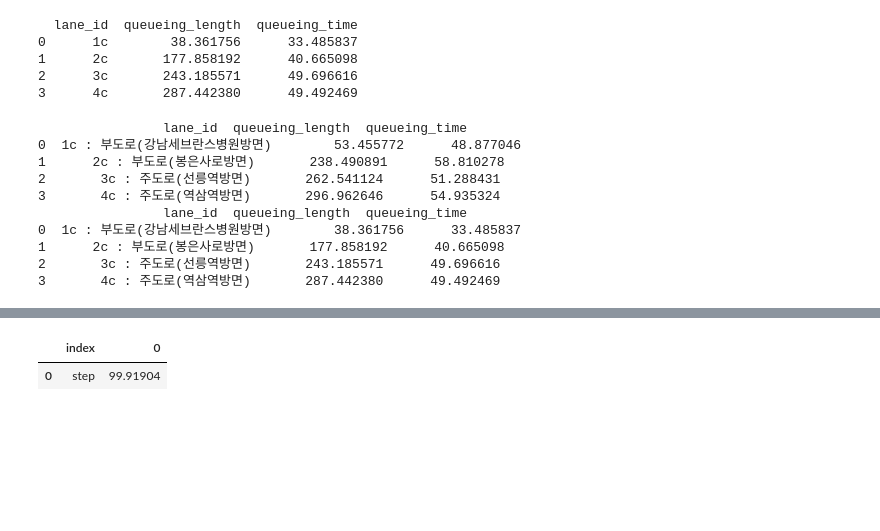
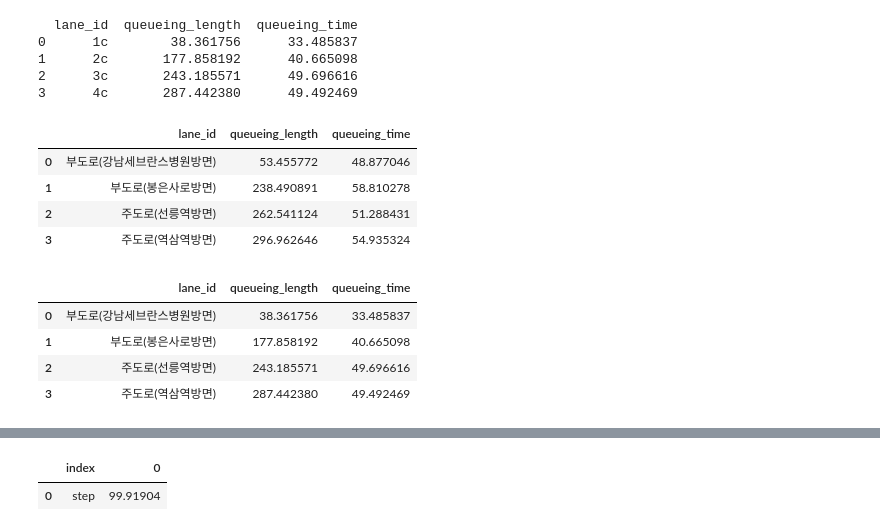
Before and after one commit to DGU-ISEmergency/Algorithms, a Jupyter notebook: main project/result.ipynb, the cells around one changed output, grey strips where cells are left out. Cells and saved outputs as stored; diff of their text form; code cells hidden in the pictures; blank space fills up the shorter version.

```diff
--- a/main project/result.ipynb
+++ b/main project/result.ipynb
@@ -47,18 +47,20 @@ print(df2)
 3      4c       287.442380      49.492469
 # %%
 # df1과 df2의 lane_id 열의 [1c, 2c, 3c, 4c]를 각각 [부도로(강남세브란스병원방면), 부도로(봉은사로방면), 주도로(선릉역방면), 주도로(역삼역방면)] 으로 변경
-df1['lane_id'] = df1['lane_id'].replace({'1c':'1c : 부도로(강남세브란스병원방면)', '2c':'2c : 부도로(봉은사로방면)', '3c':'3c : 주도로(선릉역방면)', '4c':'4c : 주도로(역삼역방면)'})
-df2['lane_id'] = df2['lane_id'].replace({'1c':'1c : 부도로(강남세브란스병원방면)', '2c':'2c : 부도로(봉은사로방면)', '3c':'3c : 주도로(선릉역방면)', '4c':'4c : 주도로(역삼역방면)'})
+df1['lane_id'] = df1['lane_id'].replace({'1c':'부도로(강남세브란스병원방면)', '2c':'부도로(봉은사로방면)', '3c':'주도로(선릉역방면)', '4c':'주도로(역삼역방면)'})
+df2['lane_id'] = df2['lane_id'].replace({'1c':'부도로(강남세브란스병원방면)', '2c':'부도로(봉은사로방면)', '3c':'주도로(선릉역방면)', '4c':'주도로(역삼역방면)'})
 df1
-df2
 # %% [output]
-                lane_id  queueing_length  queueing_time
-0  1c : 부도로(강남세브란스병원방면)        53.455772      48.877046
-1      2c : 부도로(봉은사로방면)       238.490891      58.810278
-2       3c : 주도로(선릉역방면)       262.541124      51.288431
-3       4c : 주도로(역삼역방면)       296.962646      54.935324
-                lane_id  queueing_length  queueing_time
-0  1c : 부도로(강남세브란스병원방면)        38.361756      33.485837
-1      2c : 부도로(봉은사로방면)       177.858192      40.665098
-2       3c : 주도로(선릉역방면)       243.185571      49.696616
-3       4c : 주도로(역삼역방면)       287.442380      49.492469
+|  | lane_id | queueing_length | queueing_time |
+| 0 | 부도로(강남세브란스병원방면) | 53.455772 | 48.877046 |
+| 1 | 부도로(봉은사로방면) | 238.490891 | 58.810278 |
+| 2 | 주도로(선릉역방면) | 262.541124 | 51.288431 |
+| 3 | 주도로(역삼역방면) | 296.962646 | 54.935324 |
+# %%
+df2
+# %% [output]
+|  | lane_id | queueing_length | queueing_time |
+| 0 | 부도로(강남세브란스병원방면) | 38.361756 | 33.485837 |
+| 1 | 부도로(봉은사로방면) | 177.858192 | 40.665098 |
+| 2 | 주도로(선릉역방면) | 243.185571 | 49.696616 |
+| 3 | 주도로(역삼역방면) | 287.442380 | 49.492469 |
```
Also changed, not shown: parts of 2 cells of this notebook.
